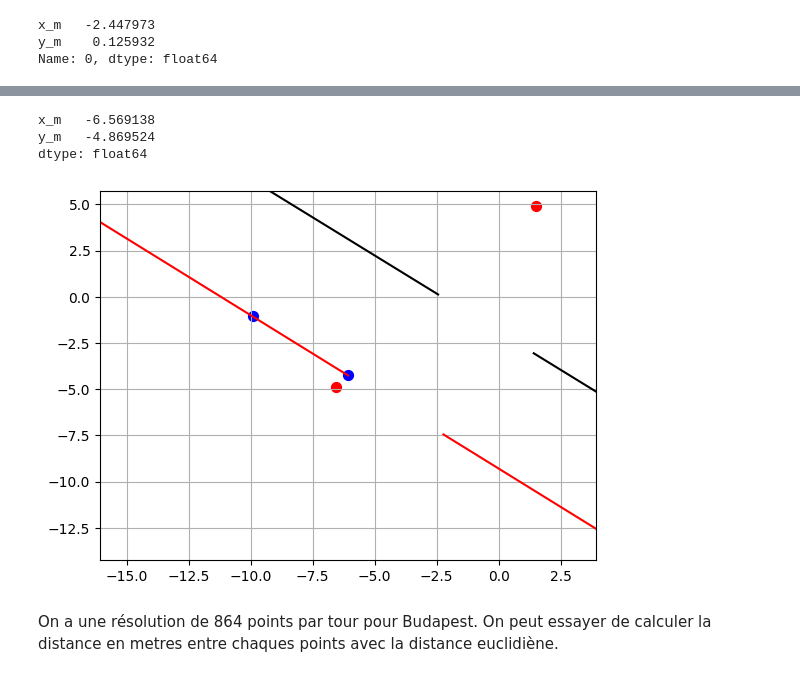
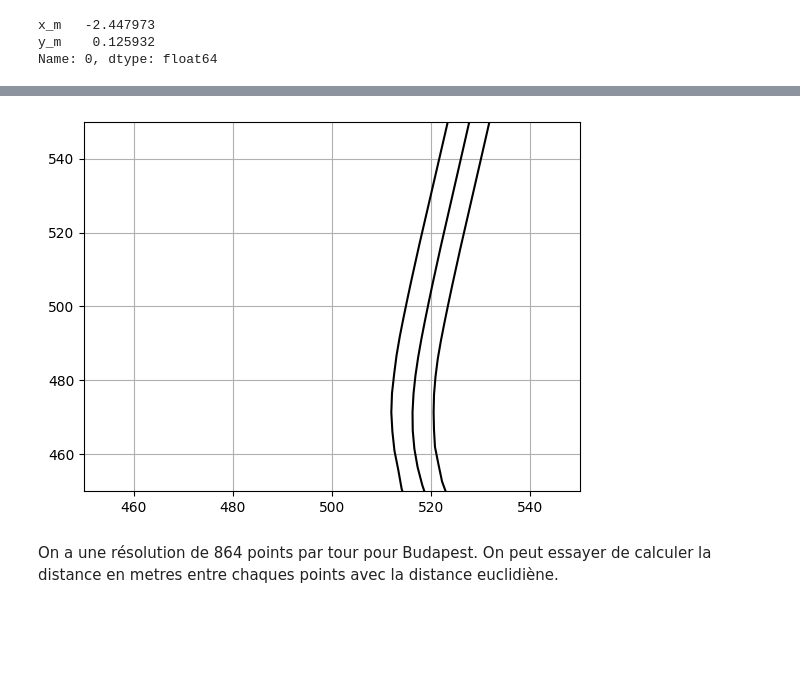
Before and after one commit to Nelson-Jnrnd/race-lap-simulations, a Jupyter notebook: lap_sim.ipynb, the cells around one changed output, grey strips where cells are left out. Drawn from its saved outputs; the diff is of its cells as text; code cells hidden in the pictures; blank space fills up the shorter version.

Commit message:
calculating track edge for the whole track map

```diff
--- a/lap_sim.ipynb
+++ b/lap_sim.ipynb
@@ -57,5 +57,22 @@ def calculate_track_edge(data_point, next_data_point):
     right_edge = v1 - v_orthogonal * d_right
 
     return left_edge, right_edge
+
+def apply_calculate_track_edge(data_point):
+    next_data_point = pd.DataFrame(
+        {
+            'x_m': [data_point['next_x_m']],
+            'y_m': [data_point['next_y_m']]
+        }
+    )
+    left_edge, right_edge = calculate_track_edge(data_point, next_data_point.iloc[0])
+    return left_edge[0], left_edge[1], right_edge[0], right_edge[1]
+
+def calculate_track_edges(track_data):
+    track_data = track_data.copy()
+    track_data[['next_x_m', 'next_y_m']] = track_data[['x_m', 'y_m']].shift(-1).fillna(track_data[['x_m', 'y_m']].iloc[0])
+    track_data[['left_edge_x_m', 'left_edge_y_m', 'right_edge_x_m', 'right_edge_y_m']] = track_data.apply(apply_calculate_track_edge, axis=1, result_type='expand')
+
+    return track_data.drop(columns=['next_x_m', 'next_y_m', 'w_tr_left_m', 'w_tr_right_m'])
 # %%
-track_data
+track_data = calculate_track_edges(track_data)
@@ -93,9 +79,3 @@ rg_1 = v1 - v_ortho_norm * d_right
-# %%
-lg_1
-# %% [output]
-x_m   -6.569138
-y_m   -4.869524
-dtype: float64
 # %%
 def draw_track(center_x, center_y, width, height):
     # Plot data points
@@ -105,19 +85,19 @@ def draw_track(center_x, center_y, width, height):
 
     ax.plot(track_data['x_m'], track_data['y_m'], 'k') # Track centerline
     #ax.plot(racing_line_data['x_m'], racing_line_data['y_m'], 'r') # Racing line
+    ax.plot(track_data['left_edge_x_m'], track_data['left_edge_y_m'], 'k') # Left edge
+    ax.plot(track_data['right_edge_x_m'], track_data['right_edge_y_m'], 'k') # Right edge
     return fig, ax
 # %%
 p1 = racing_line_data.iloc[0]
 p2 = racing_line_data.iloc[1]
 
-fig, ax = draw_track(p1['x_m'], p1['y_m'], 20, 20)
+fig, ax = draw_track(500, 500, 100, 100)
 
 ax.scatter(p1['x_m'], p1['y_m'], 50, 'b')
 ax.scatter(p2['x_m'], p2['y_m'], 50, 'b')
-ax.scatter(lg_1['x_m'], lg_1['y_m'], 50, 'r')
-ax.scatter(rg_1['x_m'], rg_1['y_m'], 50, 'r')
 ax.grid()
 # %% [output]
-[figure, old version]
+[figure, new version]
 # %% [markdown]
 On a une résolution de 864 points par tour pour Budapest. On peut essayer de calculer la distance en metres entre chaques points avec la distance euclidiène.
```
Also changed, not shown: parts of 2 cells of this notebook.
